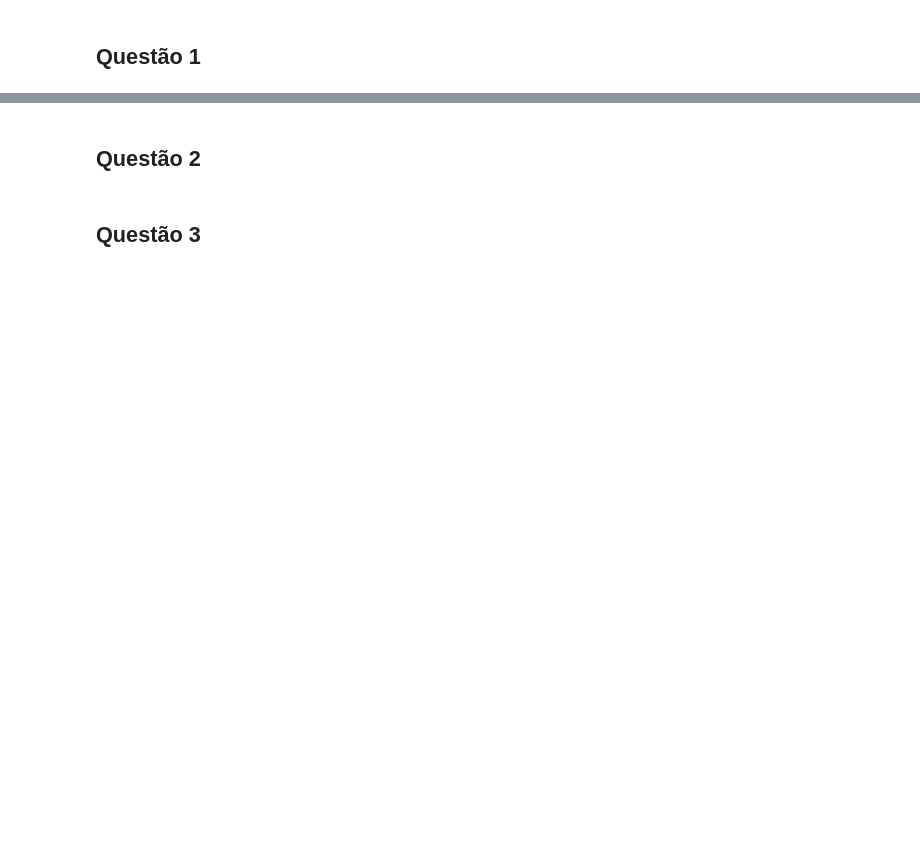
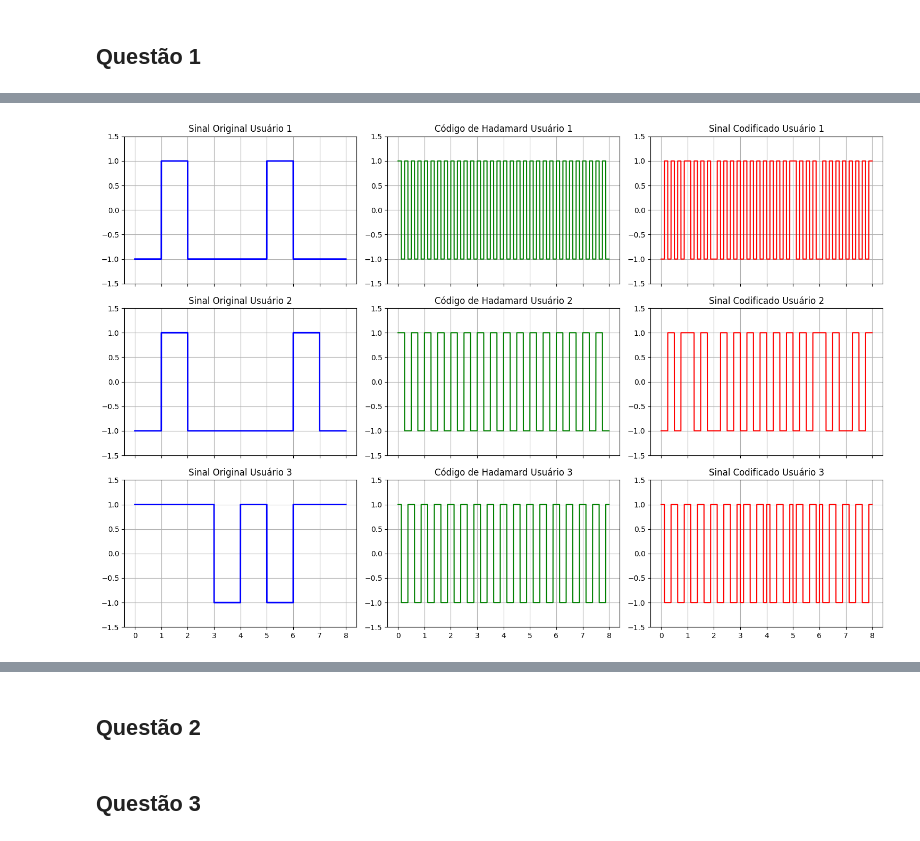
Before and after one commit to alyPoint/CEFET---Processamento-de-Sinais-I-140826, a Jupyter notebook: Pratica_6/DSP_1_PRATICA_6.ipynb, the cells around one changed output, grey strips where cells are left out. Saved outputs shown, nothing was run; the diff lists cells and outputs as text; code cells hidden in the pictures; blank space fills up the shorter version.

```diff
--- a/Pratica_6/DSP_1_PRATICA_6.ipynb
+++ b/Pratica_6/DSP_1_PRATICA_6.ipynb
@@ -4,0 +7,96 @@
+# %%
+import numpy as np
+import matplotlib.pyplot as plt
+from scipy.linalg import hadamard
+
+# 1. Configurações Iniciais e Geração de Dados
+np.random.seed(42)  # Para reprodutibilidade
+N = 8               # Comprimento da sequência de bits e do código de Hadamard
+fs = 1000           # Frequência de amostragem para visualização do espectro (Hz)
+samples_per_bit = 100  # Amostras por bit para suavizar os gráficos temporais
+
+# Gerando mensagens originais m[n] em {-1, 1} para 3 usuários
+m1 = np.random.choice([-1, 1], N)
+m2 = np.random.choice([-1, 1], N)
+m3 = np.random.choice([-1, 1], N)
+
+# 2. Geração dos Códigos de Hadamard
+# A função hadamard(8) gera uma matriz 8x8 ortogonal
+H = hadamard(N)
+c1 = H[1, :]  # Código do Usuário 1 (Linha 1)
+c2 = H[2, :]  # Código do Usuário 2 (Linha 2)
+c3 = H[3, :]  # Código do Usuário 3 (Linha 3)
+
+# 3. Codificação CDMA (Espalhamento)
+# Cada bit do usuário é multiplicado por todo o seu código de Hadamard de 8 chips
+s1 = np.kron(m1, c1)
+s2 = np.kron(m2, c2)
+s3 = np.kron(m3, c3)
+
+# 4. Preparação dos Sinais para Gráficos (Forma de Onda Quadrada)
+m1_upsampled = np.repeat(m1, N * samples_per_bit)
+m2_upsampled = np.repeat(m2, N * samples_per_bit)
+m3_upsampled = np.repeat(m3, N * samples_per_bit)
+
+c1_upsampled = np.tile(np.repeat(c1, samples_per_bit), N)
+c2_upsampled = np.tile(np.repeat(c2, samples_per_bit), N)
+c3_upsampled = np.tile(np.repeat(c3, samples_per_bit), N)
+
+s1_upsampled = np.repeat(s1, samples_per_bit)
+s2_upsampled = np.repeat(s2, samples_per_bit)
+s3_upsampled = np.repeat(s3, samples_per_bit)
+
+# Vetor de tempo para o sinal espalhado (N * N chips no total)
+t = np.linspace(0, N, len(s1_upsampled))
+
+# 5. Visualização no Domínio do Tempo
+fig, axs = plt.subplots(3, 3, figsize=(15, 10), sharex=True)
+signals = [
+    (m1_upsampled, c1_upsampled, s1_upsampled, 'Usuário 1'),
+    (m2_upsampled, c2_upsampled, s2_upsampled, 'Usuário 2'),
+    (m3_upsampled, c3_upsampled, s3_upsampled, 'Usuário 3')
+]
+
+for i, (m, c, s, name) in enumerate(signals):
+    axs[i, 0].plot(t, m, 'b', linewidth=2)
+    axs[i, 0].set_title(f'Sinal Original {name}')
+    axs[i, 0].grid(True)
+    axs[i, 0].set_ylim(-1.5, 1.5)
+
+    axs[i, 1].plot(t, c, 'g', linewidth=1.5)
+    axs[i, 1].set_title(f'Código de Hadamard {name}')
+    axs[i, 1].grid(True)
+    axs[i, 1].set_ylim(-1.5, 1.5)
+
+    axs[i, 2].plot(t, s, 'r', linewidth=1.5)
+    axs[i, 2].set_title(f'Sinal Codificado {name}')
+    axs[i, 2].grid(True)
+    axs[i, 2].set_ylim(-1.5, 1.5)
+
+plt.tight_layout()
+plt.show()
+
+# 6. Cálculo e Visualização do Espectro (Frequência)
+def calcular_espectro(sinal, fs):
+    N_fft = len(sinal)
+    freq = np.fft.fftfreq(N_fft, d=1/fs)
+    espectro = np.abs(np.fft.fft(sinal)) / N_fft
+    # Retorna apenas a metade positiva do espectro
+    half = N_fft // 2
+    return freq[:half], espectro[:half]
+
+f_m1, E_m1 = calcular_espectro(m1_upsampled, fs)
+f_s1, E_s1 = calcular_espectro(s1_upsampled, fs)
+
+plt.figure(figsize=(12, 5))
+plt.plot(f_m1, E_m1, 'b', label='Espectro do Sinal Original (m1)', alpha=0.8)
+plt.plot(f_s1, E_s1, 'r', label='Espectro do Sinal Codificado (s1)', alpha=0.7)
+plt.title('Impacto da Codificação CDMA no Espectro de Frequência (Usuário 1)')
+plt.xlabel('Frequência (Hz)')
+plt.ylabel('Magnitude')
+plt.xlim(0, 50)  # Limitando o eixo X para melhor visualização das baixas frequências
+plt.legend()
+plt.grid(True)
+plt.show()
+# %% [output]
+[figure, added]
```
Also changed, not shown: parts of 13 cells of this notebook.
